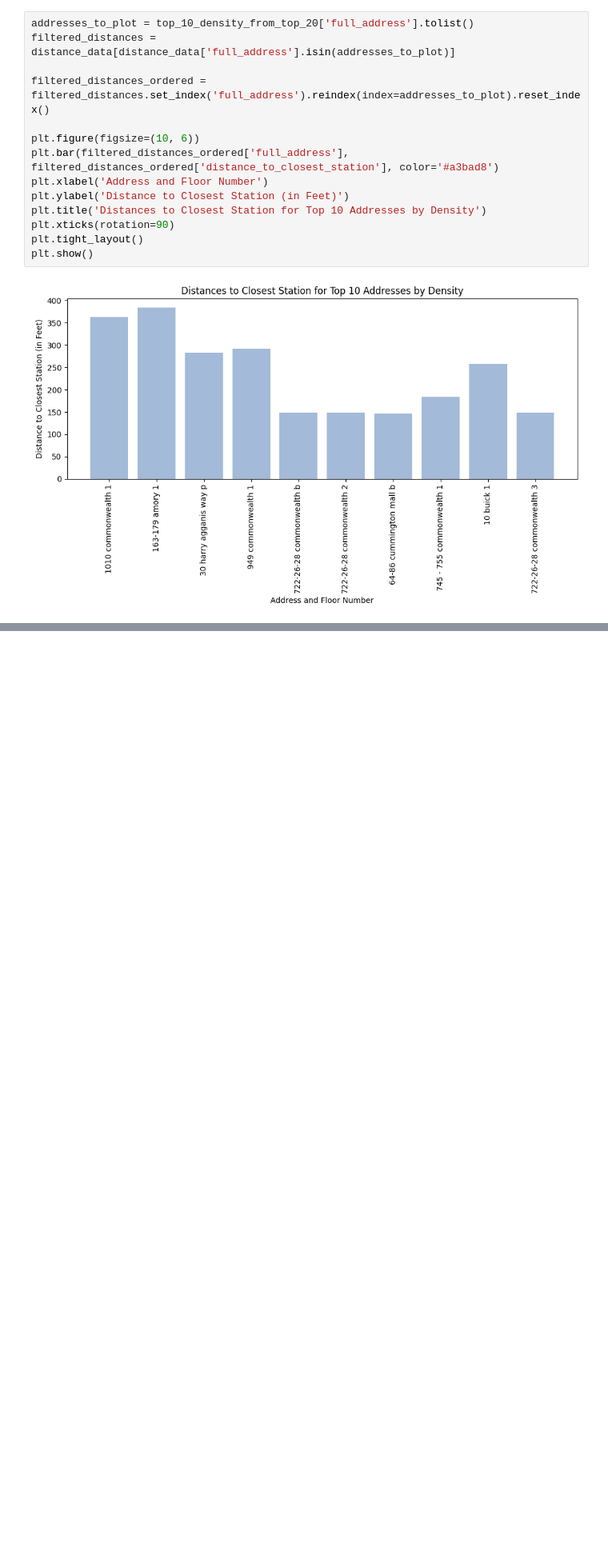
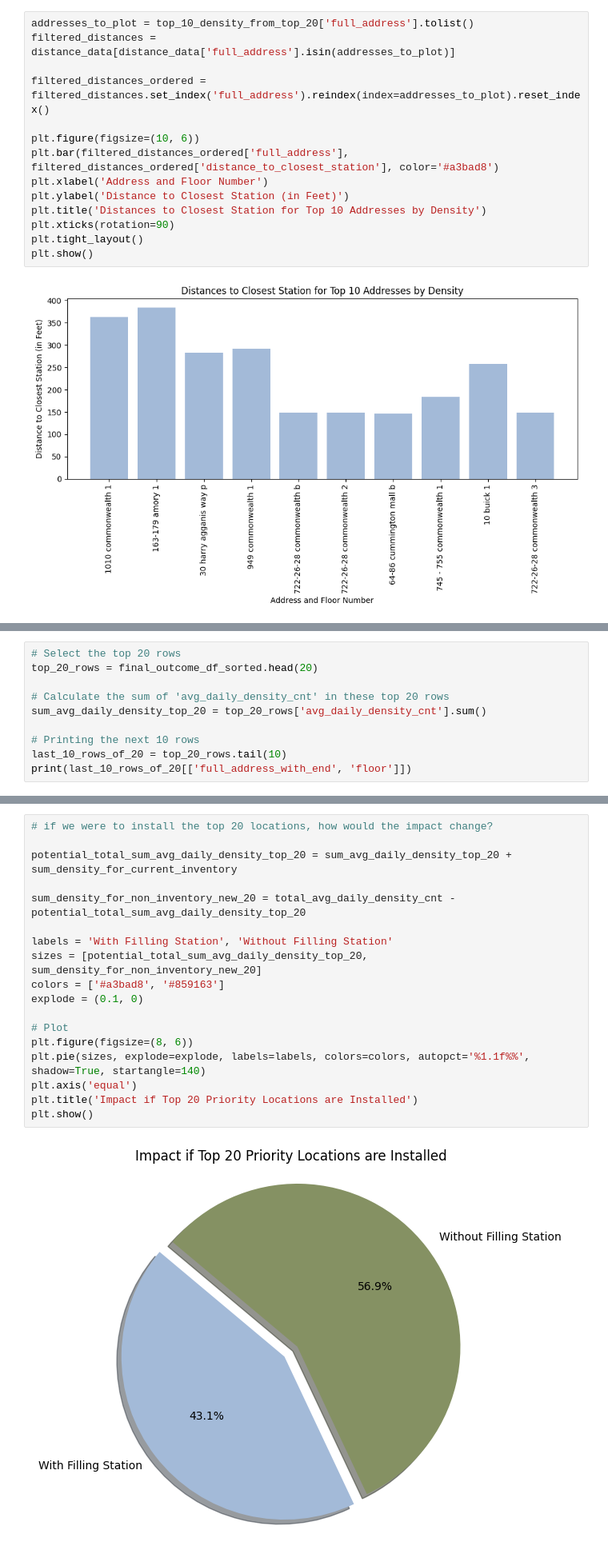
Before and after one commit to BU-Spark/ds-bu-sustainability-water, a Jupyter notebook: sp24-team-b/project_code.ipynb, the cells around one changed output, grey strips where cells are left out. Shown at 80% size. Drawn from its saved outputs; the diff is of its cells as text; blank space fills up the shorter version.

```diff
--- a/sp24-team-b/project_code.ipynb
+++ b/sp24-team-b/project_code.ipynb
@@ -296,0 +528,10 @@ print(final_outcome_df.shape)
+# %%
+# Select the top 20 rows
+top_20_rows = final_outcome_df_sorted.head(20)
+
+# Calculate the sum of 'avg_daily_density_cnt' in these top 20 rows
+sum_avg_daily_density_top_20 = top_20_rows['avg_daily_density_cnt'].sum()
+
+# Printing the next 10 rows
+last_10_rows_of_20 = top_20_rows.tail(10)
+print(last_10_rows_of_20[['full_address_with_end', 'floor']])
@@ -296,0 +550,20 @@ print(final_outcome_df.shape)
+# %%
+# if we were to install the top 20 locations, how would the impact change?
+
+potential_total_sum_avg_daily_density_top_20 = sum_avg_daily_density_top_20 + sum_density_for_current_inventory
+
+sum_density_for_non_inventory_new_20 = total_avg_daily_density_cnt - potential_total_sum_avg_daily_density_top_20
+
+labels = 'With Filling Station', 'Without Filling Station'
+sizes = [potential_total_sum_avg_daily_density_top_20, sum_density_for_non_inventory_new_20]
+colors = ['#a3bad8', '#859163']
+explode = (0.1, 0)
+
+# Plot
+plt.figure(figsize=(8, 6))
+plt.pie(sizes, explode=explode, labels=labels, colors=colors, autopct='%1.1f%%', shadow=True, startangle=140)
+plt.axis('equal')
+plt.title('Impact if Top 20 Priority Locations are Installed')
+plt.show()
+# %% [output]
+[figure, added]
```
Also changed, not shown: parts of 38 cells of this notebook, 4 other files.
